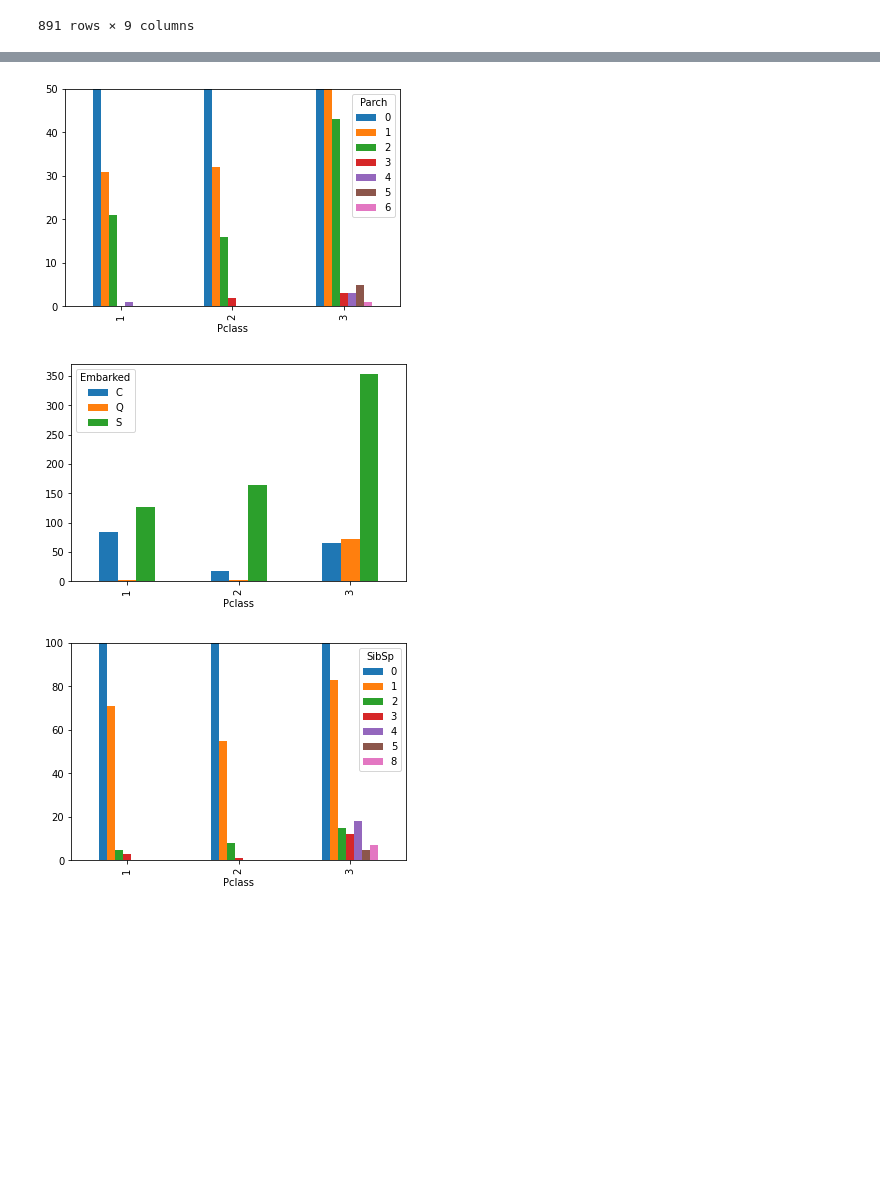
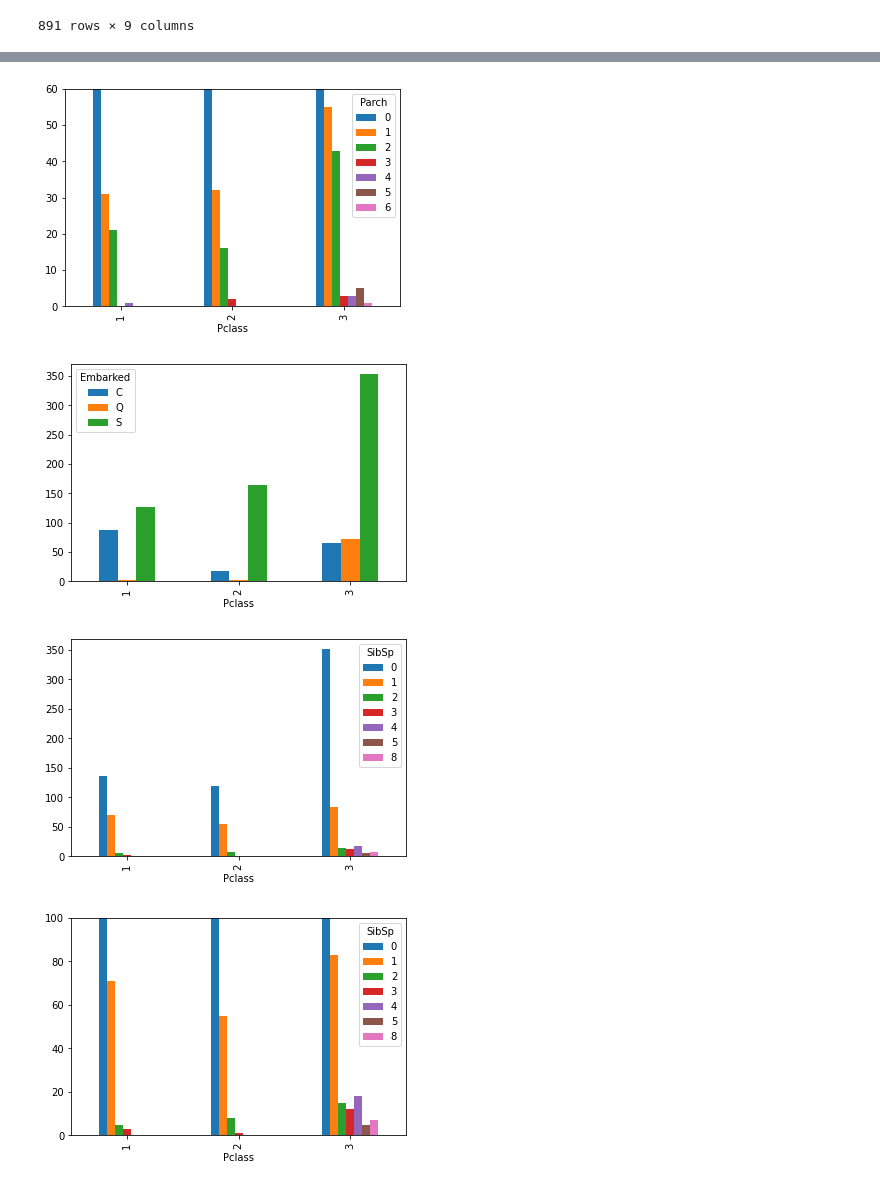
Before and after one commit to Dylan-Lai/Cse351-Final_Project, a Jupyter notebook: CSE351_FinalProject.ipynb, the cells around one changed output, grey strips where cells are left out. Drawn from its saved outputs; the diff is of its cells as text; code cells hidden in the pictures; blank space fills up the shorter version.

```diff
--- a/CSE351_FinalProject.ipynb
+++ b/CSE351_FinalProject.ipynb
@@ -62,6 +67,9 @@ titanic_dropFares = pd.DataFrame(titanic)
 for x in titanic_dropFares.index:
   if titanic_dropFares.loc[x, "Fare"] <= 0:
     titanic_dropFares.drop(x, inplace = True)
+
+titanic_averageFare = titanic_dropFares.groupby(by = 'Pclass').mean()
+print(titanic_averageFare)
 
 #Seperate dataframe into 3, spliting them across each ticket class x (['Pclass'] == x) because the ticket price is
 #correlated to the ticket class the passenger purchased.
@@ -103,5 +111,16 @@ for x in df2.index:
 for x in df3.index:
     if df3.loc[x, "Fare"] == 0:
         titanic.loc[x,"Fare"]=titanic_averageFare['Fare'][3]
-print(titanic)
+#Impute the missing embark location
+randInt = int(round(2*random.random()))
+if randInt == 0:
+    print('Q')
+    titanic['Embarked'].fillna('Q',inplace=True)
+if randInt == 1:
+    print('S')
+    titanic['Embarked'].fillna('S',inplace=True)
+if randInt == 2:
+    print('C')
+    titanic['Embarked'].fillna('C',inplace=True)
+print(titanic['Embarked'][60:65])
 # %% [output]
@@ -226,12 +244,12 @@ sea.regplot(x = titanic['Pclass'], y = titanic['Fare'])
 
 #To see how age is affected by Pclass, a box and whisker plot and a regression line from a scatter plot
 # with the same attributes (Pclass vs. Age) is drawn. They both show a decrease in the age the lesser
-# socio-economic status. This could be a result of younger people having less time working and thus poorer.
+# socio-economic status. This could be a result of younger people having spent less time working and thus poorer.
 titanic.boxplot(column = 'Age', by = 'Pclass')
 sea.regplot(x = titanic['Pclass'], y = titanic['Age'])
 
 #To see how gender is affected by Pclass, they were grouped together by Pclass and Sex and then plotted by count
-# as a bar graph. In the bar graph, the females were always lesser than the males, regardless of the Pclass. However,
+# as a bar graph. In the bar graph, the females were always less than the males, regardless of the Pclass. However,
 # it seems like there is a significant number of males compared to females in the 3rd Pclass, almost twice the number
 # of males compared to number females.
 
@@ -245,36 +263,53 @@ titanic_parch=titanic.groupby(['Pclass', 'Parch']).size()
 titanic_parch=titanic_parch.unstack()
 ax = titanic_parch.plot(kind='bar')
 
 #The number of Parch being 0 is very prominent compared to every other number for the attribute Parch. The number
-# of Parch that werte greater than 0 was so small compared that the same graph was made, but the y limit was set to 50
+# of Parch that were greater than 0 was so small compared that the same graph was made, but the y limit was set to 60
 # ,so the other Parch attribute counts could be looked at. Overall, it seemed like a Power Law Distribution.
-# Regardless of Pclass, most have Parch = 0, 1, or 2. Then, there are the very few that have Parch > 2.4
+# Regardless of Pclass, most have Parch = 0, 1, or 2. Then, there are the very few that have Parch > 2
 titanic_parch=titanic.groupby(['Pclass', 'Parch']).size()
 titanic_parch=titanic_parch.unstack()
 ax = titanic_parch.plot(kind='bar')
-ax = ax.set_ylim(0,50)
+ax = ax.set_ylim(0,60)
 
 #Where the passenger embarked vs. their Pclass was also compared via bar graph. It seems to indicate that these places
 # have different socioeconomic statuses. Queenstown seem to be the most prominent as barely any Pclass 1 or Pclass 2
 # was purchased in that port, almost all tickets were class 3, which makes Queenstown seem very poor. Cherbourg has
 # less people buying the class 3 ticket than class 1 tickets, showing that the population of Cherbourg seems to be
 # very wealthy. Southampton seems to have a Power Law Distribution, most people bought the cheapest ticket (Pclass
 # = 3)and the least people buying the most expensive ticket (Pclass = 1). This seems to indicate that Southampton
 # residents are average in wealth.
 titanic_parch=titanic.groupby(['Pclass', 'Embarked']).size()
 titanic_parch=titanic_parch.unstack()
 ax = titanic_parch.plot(kind='bar')
 
-#Finally, the class of the ticket is compared to the Sibsp of the passenger via another bar graph. Like the
+#Finally, the class of the ticket is compared to the Sibsp of the passenger via another bar graph.
+# Like the Parent/Child graph, 0 siblings/Spouses is far greater than all the others
+titanic_parch=titanic.groupby(['Pclass', 'SibSp']).size()
+titanic_parch=titanic_parch.unstack()
+ax = titanic_parch.plot(kind='bar')
+
+#In order to show the other groups more effectively, we set the limit of the graph to 100
+# 1 siblings/Spouses is still far greater than the rest
 titanic_parch=titanic.groupby(['Pclass', 'SibSp']).size()
 titanic_parch=titanic_parch.unstack()
 ax = titanic_parch.plot(kind='bar')
 ax = ax.set_ylim(0,100)
+
+#To show the other number of siblings and spouses effectively, we now set the limit to 20
+# A power law distribution would be most effective in representing this data
+# While 0 siblings/Spouses is most common in all 3 classes, in 3rd class the number is far greater than in the other classes
+# This suggests that a larger portion of those in 3rd class are single and have no siblings
+titanic_parch=titanic.groupby(['Pclass', 'SibSp']).size()
+titanic_parch=titanic_parch.unstack()
+ax = titanic_parch.plot(kind='bar')
+ax = ax.set_ylim(0,20)
 # %% [output]
 [figure]
 [figure]
 [figure]
 [figure]
-[figure, old version]
+[figure, new version]
 [figure]
-[figure, old version]
+[figure, new version]
+[figure, added]
```
Also changed, not shown: parts of 25 cells of this notebook.
